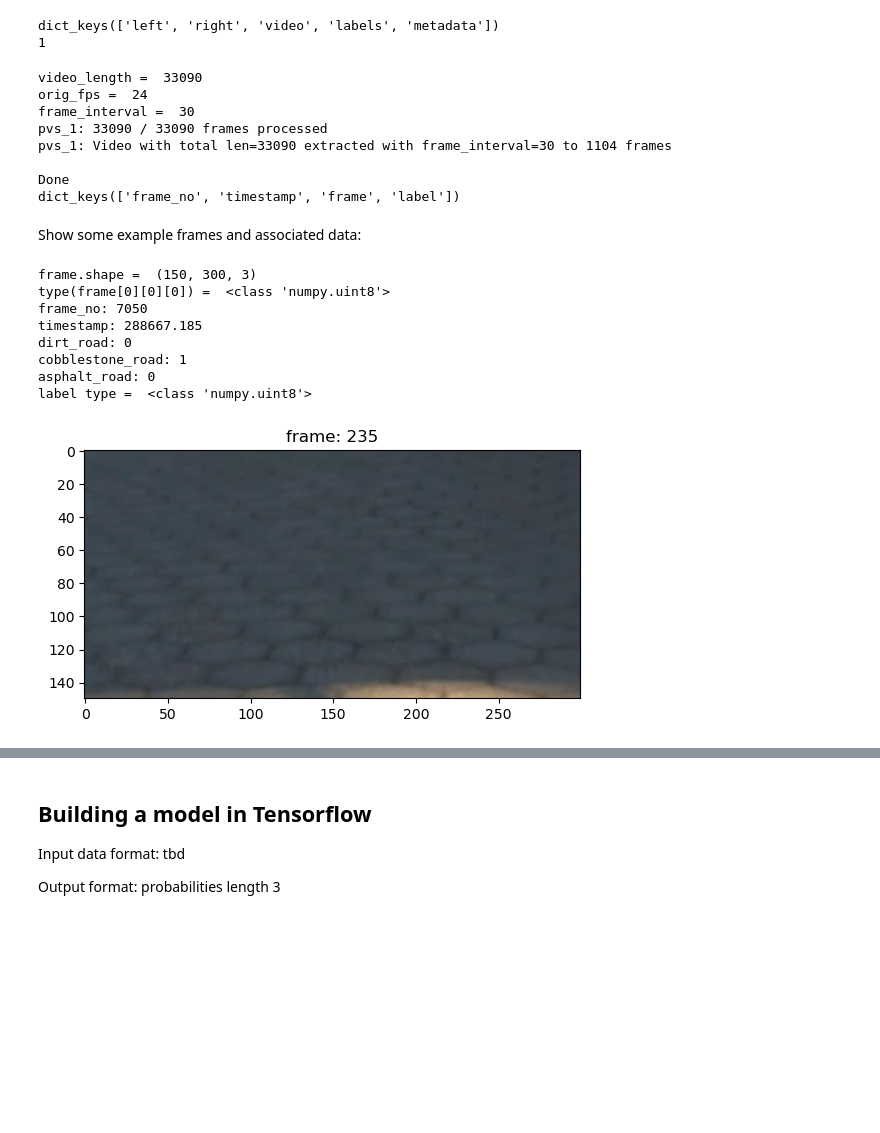
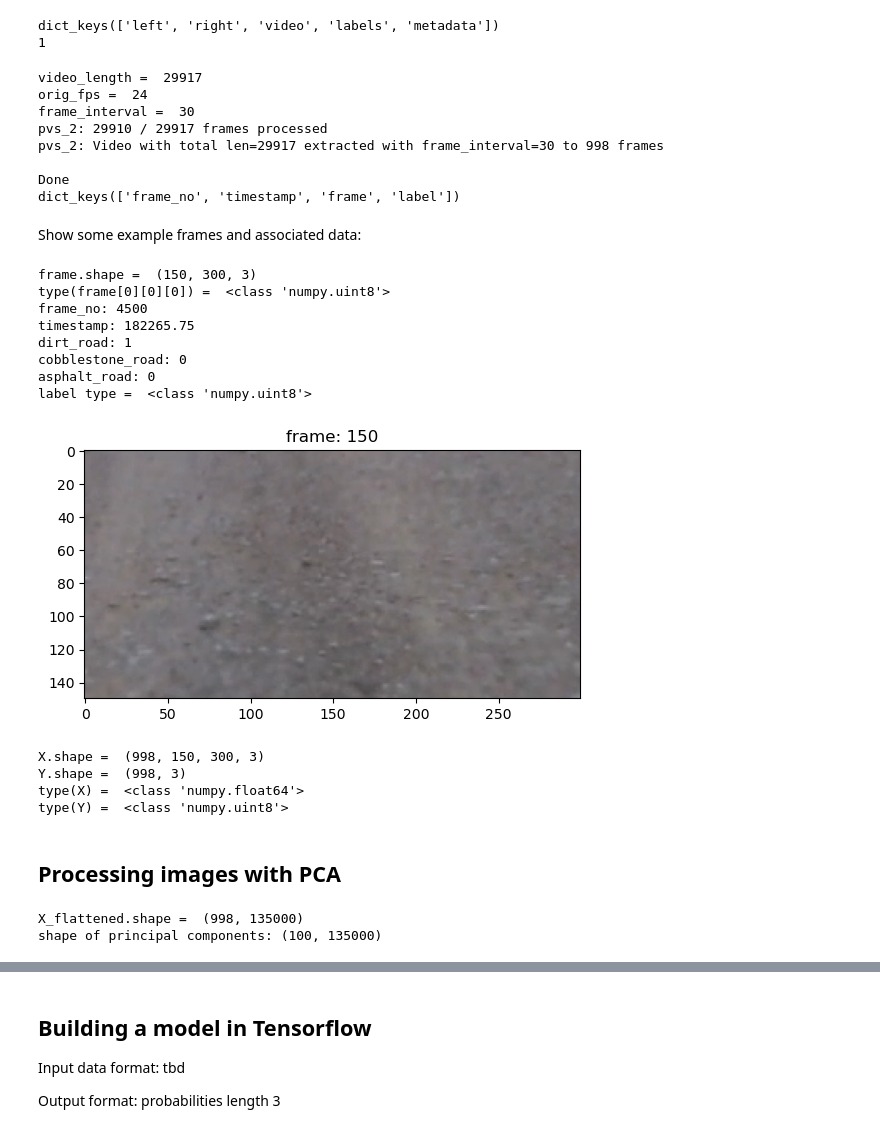
Before and after one commit to mx956/EECE568_ML_PVS_Project, a Jupyter notebook: Road_Surface_Type_Classification/road_classification_Matt.ipynb, the cells around one changed output, grey strips where cells are left out. Drawn from its saved outputs; the diff is of its cells as text; code cells hidden in the pictures; blank space fills up the shorter version.

Commit message:
Perform PCA on input frames

```diff
--- a/Road_Surface_Type_Classification/road_classification_Matt.ipynb
+++ b/Road_Surface_Type_Classification/road_classification_Matt.ipynb
@@ -110,7 +110,7 @@ def getDataSets(datasets_to_load, folder=datasets_loc):
 data_class_labels = ["dirt_road", "cobblestone_road", "asphalt_road"]
 
 # datasets to load {PVS_1, ..., PVS_9}
-DATASETS_TO_LOAD = [1]
+DATASETS_TO_LOAD = [2]
 
 # Video Processing
 FRAME_INTERVAL = 30
@@ -247,11 +247,11 @@ for i in DATASETS_TO_LOAD:
 print("Done")
 print(datasets[f'pvs_{DATASETS_TO_LOAD[0]}']['sampled_video'].keys())
 # %% [output]
-video_length =  33090
+video_length =  29917
 orig_fps =  24
 frame_interval =  30
-pvs_1: 33090 / 33090 frames processed
-pvs_1: Video with total len=33090 extracted with frame_interval=30 to 1104 frames
+pvs_2: 29910 / 29917 frames processed
+pvs_2: Video with total len=29917 extracted with frame_interval=30 to 998 frames
 
 Done
 dict_keys(['frame_no', 'timestamp', 'frame', 'label'])
@@ -260,28 +260,49 @@ Show some example frames and associated data:
 # %%
 # show some sample frames extracted randomly from dataset, show according labels and past 5 data samples
 which_dataset = DATASETS_TO_LOAD[0]
-frame_index = 235
+frame_index = 150
 frame = datasets[f'pvs_{which_dataset}']['sampled_video']['frame'][frame_index]
 print("frame.shape = ", frame.shape)
 print("type(frame[0][0][0]) = ", type(frame[0][0][0]))
 
 plt.figure()
 plt.imshow(frame)
 plt.title(f"frame: {frame_index}")
 
 print(f"frame_no: {datasets[f'pvs_{which_dataset}']['sampled_video']['frame_no'][frame_index]}")
 print(f"timestamp: {datasets[f'pvs_{which_dataset}']['sampled_video']['timestamp'][frame_index]}")
 print(f"dirt_road: {datasets[f'pvs_{which_dataset}']['sampled_video']['label'][frame_index][data_class_labels.index('dirt_road')]}")
 print(f"cobblestone_road: {datasets[f'pvs_{which_dataset}']['sampled_video']['label'][frame_index][data_class_labels.index('cobblestone_road')]}")
 print(f"asphalt_road: {datasets[f'pvs_{which_dataset}']['sampled_video']['label'][frame_index][data_class_labels.index('asphalt_road')]}")
 print("label type = ", type(datasets[f'pvs_{which_dataset}']['sampled_video']['label'][frame_index][data_class_labels.index('dirt_road')]))
 # %% [output]
 frame.shape =  (150, 300, 3)
 type(frame[0][0][0]) =  <class 'numpy.uint8'>
-frame_no: 7050
-timestamp: 288667.185
-dirt_road: 0
-cobblestone_road: 1
+frame_no: 4500
+timestamp: 182265.75
+dirt_road: 1
+cobblestone_road: 0
 asphalt_road: 0
 label type =  <class 'numpy.uint8'>
-[figure, old version]
+[figure, new version]
+# %%
+# Stacking all loaded PVS into one input-output set
+for i, j in zip(np.arange(len(DATASETS_TO_LOAD)), DATASETS_TO_LOAD):
+    if i == 0:
+        X = datasets[f'pvs_{j}']['sampled_video']['frame'] / 255.0
+        Y = datasets[f'pvs_{j}']['sampled_video']['label']
+    else:
+        X = np.append(X, datasets[f'pvs_{j}']['sampled_video']['frame'] / 255.0, axis=0)
+        Y = np.append(Y, datasets[f'pvs_{j}']['sampled_video']['label'], axis=0)
+
+print("X.shape = ", X.shape)
+print("Y.shape = ", Y.shape)
+print("type(X) = ", type(X[0][0][0][0]))
+print("type(Y) = ", type(Y[0][0]))
+# %% [output]
+X.shape =  (998, 150, 300, 3)
+Y.shape =  (998, 3)
+type(X) =  <class 'numpy.float64'>
+type(Y) =  <class 'numpy.uint8'>
+# %% [markdown]
+## Processing images with PCA
@@ -287,0 +311,11 @@ label type =  <class 'numpy.uint8'>
+# %%
+n_frames, h, w, d = X.shape
+X_flattened = X.reshape(n_frames, -1)
+print('X_flattened.shape = ', X_flattened.shape)
+
+pca = PCA(n_components=100)
+pca.fit(X_flattened)
+print("shape of principal components:", pca.components_.shape)
+# %% [output]
+X_flattened.shape =  (998, 135000)
+shape of principal components: (100, 135000)
```
Also changed, not shown: parts of 8 cells of this notebook.
